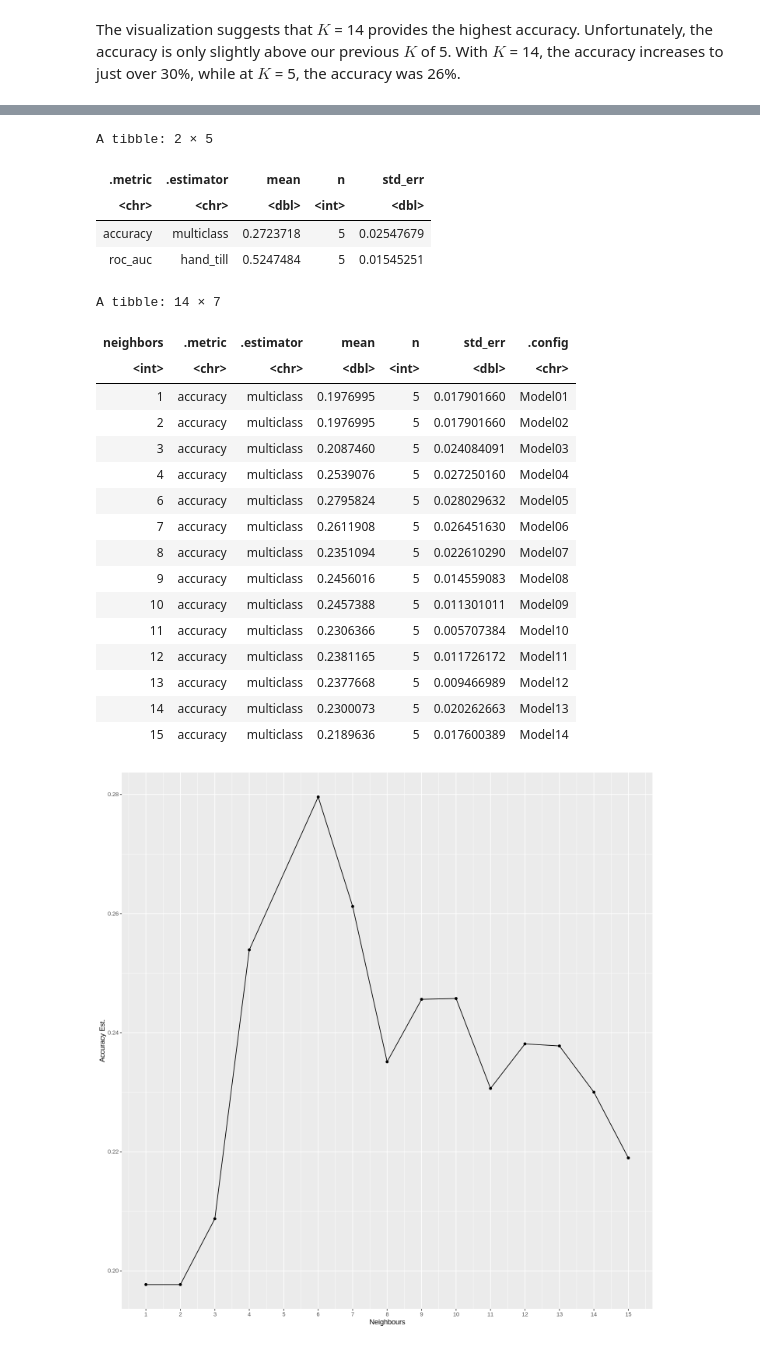
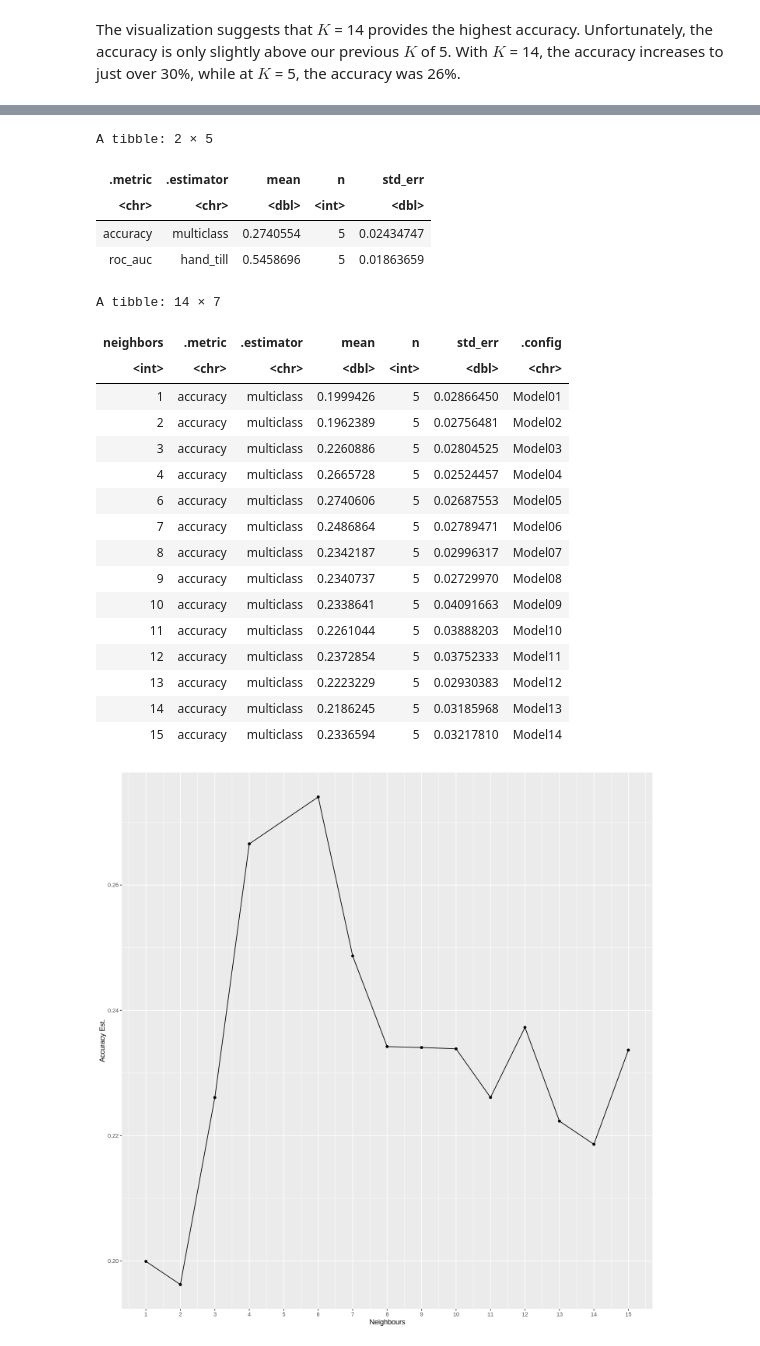
Before and after one commit to FelixNg21/DSCI100-project, a Jupyter notebook: Classification wrok.ipynb, the cells around one changed output, grey strips where cells are left out. Saved outputs shown, nothing was run; the diff lists cells and outputs as text; code cells hidden in the pictures.

Commit message:
Created new KNN model with K = 6
Using K = 6 model on our test data.

```diff
--- a/Classification wrok.ipynb
+++ b/Classification wrok.ipynb
@@ -376,6 +395,7 @@ accuracy_vs_k <- ggplot(accuracies, aes(x = neighbors, y = mean)) +
     labs(x = "Neighbours", y = "Accuracy Est.") +
     scale_x_continuous(breaks = 1:15)
 
+accuracies
 accuracy_vs_k
 # %% [output]
 ══ Workflow [trained] ══════════════════════════════════════════════════════════
@@ -412,23 +432,23 @@ Prediction  1  2  3  4  5
 A tibble: 2 × 5
 | .metric | .estimator | mean | n | std_err |
 | <chr> | <chr> | <dbl> | <int> | <dbl> |
-| accuracy | multiclass | 0.2723718 | 5 | 0.02547679 |
-| roc_auc | hand_till | 0.5247484 | 5 | 0.01545251 |
+| accuracy | multiclass | 0.2740554 | 5 | 0.02434747 |
+| roc_auc | hand_till | 0.5458696 | 5 | 0.01863659 |
 A tibble: 14 × 7
 | neighbors | .metric | .estimator | mean | n | std_err | .config |
 | <int> | <chr> | <chr> | <dbl> | <int> | <dbl> | <chr> |
-| 1 | accuracy | multiclass | 0.1976995 | 5 | 0.017901660 | Model01 |
-| 2 | accuracy | multiclass | 0.1976995 | 5 | 0.017901660 | Model02 |
-| 3 | accuracy | multiclass | 0.2087460 | 5 | 0.024084091 | Model03 |
-| 4 | accuracy | multiclass | 0.2539076 | 5 | 0.027250160 | Model04 |
-| 6 | accuracy | multiclass | 0.2795824 | 5 | 0.028029632 | Model05 |
-| 7 | accuracy | multiclass | 0.2611908 | 5 | 0.026451630 | Model06 |
-| 8 | accuracy | multiclass | 0.2351094 | 5 | 0.022610290 | Model07 |
-| 9 | accuracy | multiclass | 0.2456016 | 5 | 0.014559083 | Model08 |
-| 10 | accuracy | multiclass | 0.2457388 | 5 | 0.011301011 | Model09 |
-| 11 | accuracy | multiclass | 0.2306366 | 5 | 0.005707384 | Model10 |
-| 12 | accuracy | multiclass | 0.2381165 | 5 | 0.011726172 | Model11 |
-| 13 | accuracy | multiclass | 0.2377668 | 5 | 0.009466989 | Model12 |
-| 14 | accuracy | multiclass | 0.2300073 | 5 | 0.020262663 | Model13 |
-| 15 | accuracy | multiclass | 0.2189636 | 5 | 0.017600389 | Model14 |
+| 1 | accuracy | multiclass | 0.1999426 | 5 | 0.02866450 | Model01 |
+| 2 | accuracy | multiclass | 0.1962389 | 5 | 0.02756481 | Model02 |
+| 3 | accuracy | multiclass | 0.2260886 | 5 | 0.02804525 | Model03 |
+| 4 | accuracy | multiclass | 0.2665728 | 5 | 0.02524457 | Model04 |
+| 6 | accuracy | multiclass | 0.2740606 | 5 | 0.02687553 | Model05 |
+| 7 | accuracy | multiclass | 0.2486864 | 5 | 0.02789471 | Model06 |
+| 8 | accuracy | multiclass | 0.2342187 | 5 | 0.02996317 | Model07 |
+| 9 | accuracy | multiclass | 0.2340737 | 5 | 0.02729970 | Model08 |
+| 10 | accuracy | multiclass | 0.2338641 | 5 | 0.04091663 | Model09 |
+| 11 | accuracy | multiclass | 0.2261044 | 5 | 0.03888203 | Model10 |
+| 12 | accuracy | multiclass | 0.2372854 | 5 | 0.03752333 | Model11 |
+| 13 | accuracy | multiclass | 0.2223229 | 5 | 0.02930383 | Model12 |
+| 14 | accuracy | multiclass | 0.2186245 | 5 | 0.03185968 | Model13 |
+| 15 | accuracy | multiclass | 0.2336594 | 5 | 0.03217810 | Model14 |
-[figure, old version]
+[figure, new version]
```
Also changed, not shown: parts of 12 cells of this notebook.
